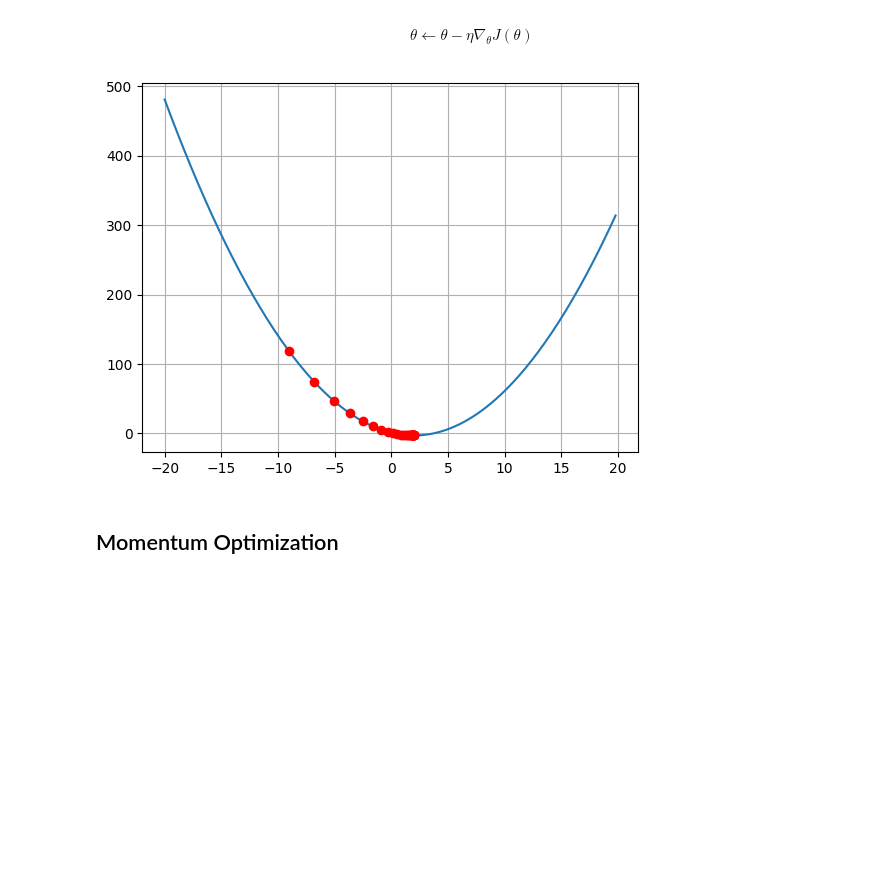
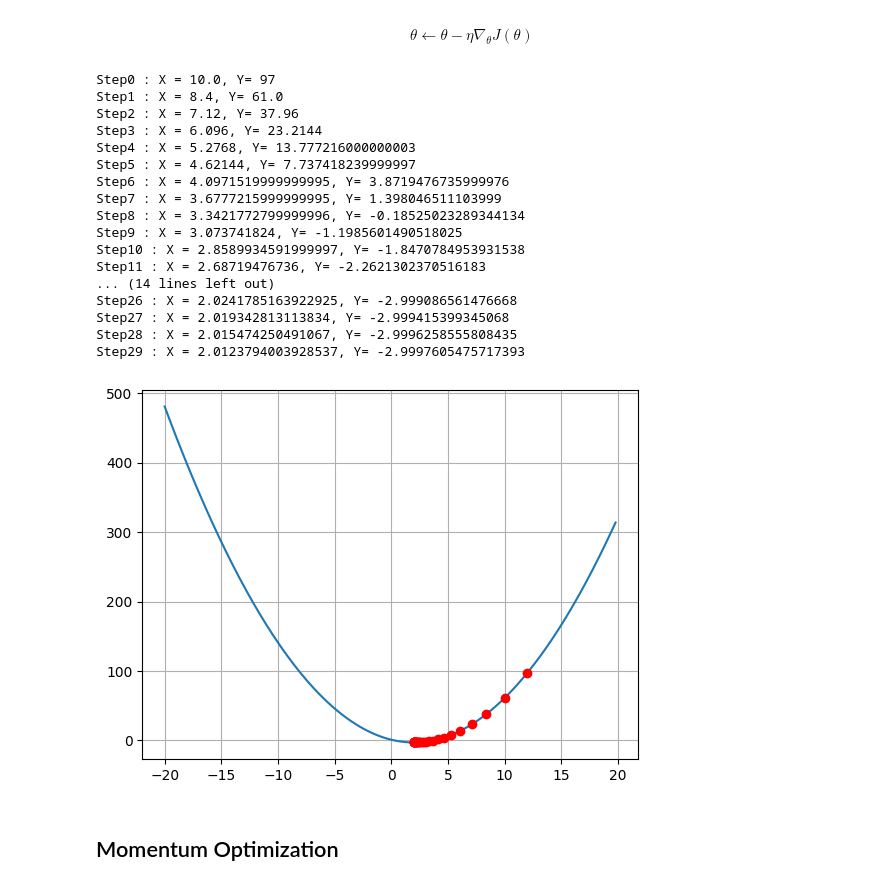
Before and after one commit to Mrjulss/faster_optimizers, a Jupyter notebook: gradient.ipynb, the cells around one changed output. Drawn from its saved outputs; the diff is of its cells as text; code cells hidden in the pictures; blank space fills up the shorter version.

```diff
--- a/gradient.ipynb
+++ b/gradient.ipynb
@@ -28,22 +28,47 @@ $$
 # %%
 def step(x,r):
     x = x - r * gradient_func(x)
     return x
 
-def gradient_descent(steps=10, r=0.1):
+def gradient_descent(steps=10, r=0.1, print_res=True, initalRandom=True, initalX=10 ): # initalX is chosen as a starting coordinate when initalRandom is False
     x,y = build_function()
     plt.plot(x,y)
-    cur_x = random_initialize()
+
+    if initalRandom:
+        cur_x = random_initialize()
+    else:
+        cur_x = initalX
+
     for i in range(steps):
-        plt.plot(cur_x, func(cur_x), color='red', marker='o')
+        cur_y = func(cur_x)
+        plt.plot(cur_x, cur_y, color='red', marker='o')
         cur_x = step(cur_x, r)
+        if print_res:
+            print("Step" + str(i) + " : X = " + str(cur_x) + ", Y= " + str(cur_y))
 
     plt.grid()
     plt.show()
 
 gradient_descent(steps=30)
 # %% [output]
+Step0 : X = 10.0, Y= 97
+Step1 : X = 8.4, Y= 61.0
+Step2 : X = 7.12, Y= 37.96
+Step3 : X = 6.096, Y= 23.2144
+Step4 : X = 5.2768, Y= 13.777216000000003
+Step5 : X = 4.62144, Y= 7.737418239999997
+Step6 : X = 4.0971519999999995, Y= 3.8719476735999976
+Step7 : X = 3.6777215999999995, Y= 1.398046511103999
+Step8 : X = 3.3421772799999996, Y= -0.18525023289344134
+Step9 : X = 3.073741824, Y= -1.1985601490518025
+Step10 : X = 2.8589934591999997, Y= -1.8470784953931538
+Step11 : X = 2.68719476736, Y= -2.2621302370516183
+... (14 lines left out)
+Step26 : X = 2.0241785163922925, Y= -2.999086561476668
+Step27 : X = 2.019342813113834, Y= -2.999415399345068
+Step28 : X = 2.015474250491067, Y= -2.9996258555808435
+Step29 : X = 2.0123794003928537, Y= -2.9997605475717393
-[figure, old version]
+[figure, new version]
 # %% [markdown]
 ## Momentum Optimization
 # %% [markdown]
```
Also changed, not shown: parts of 1 cell of this notebook.
